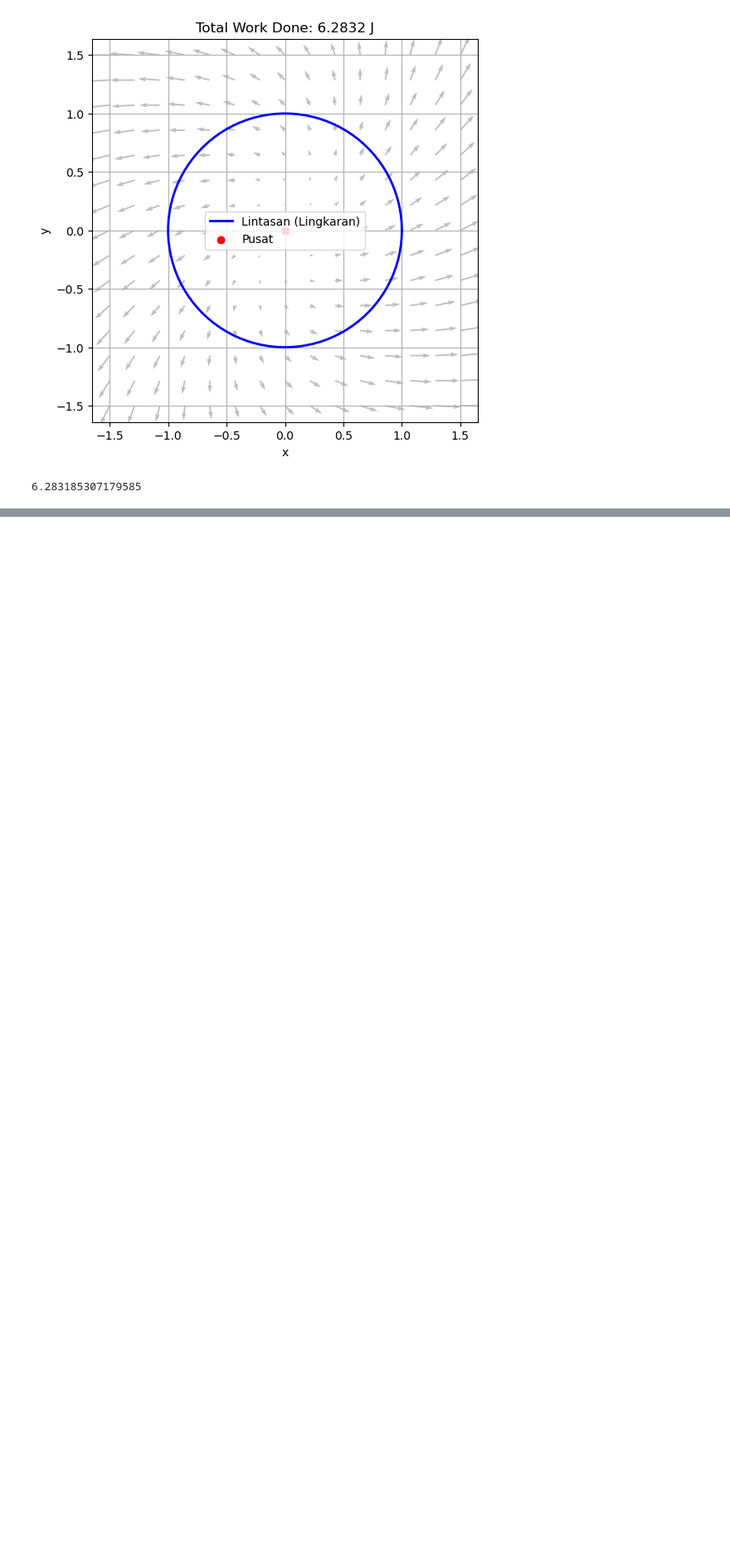
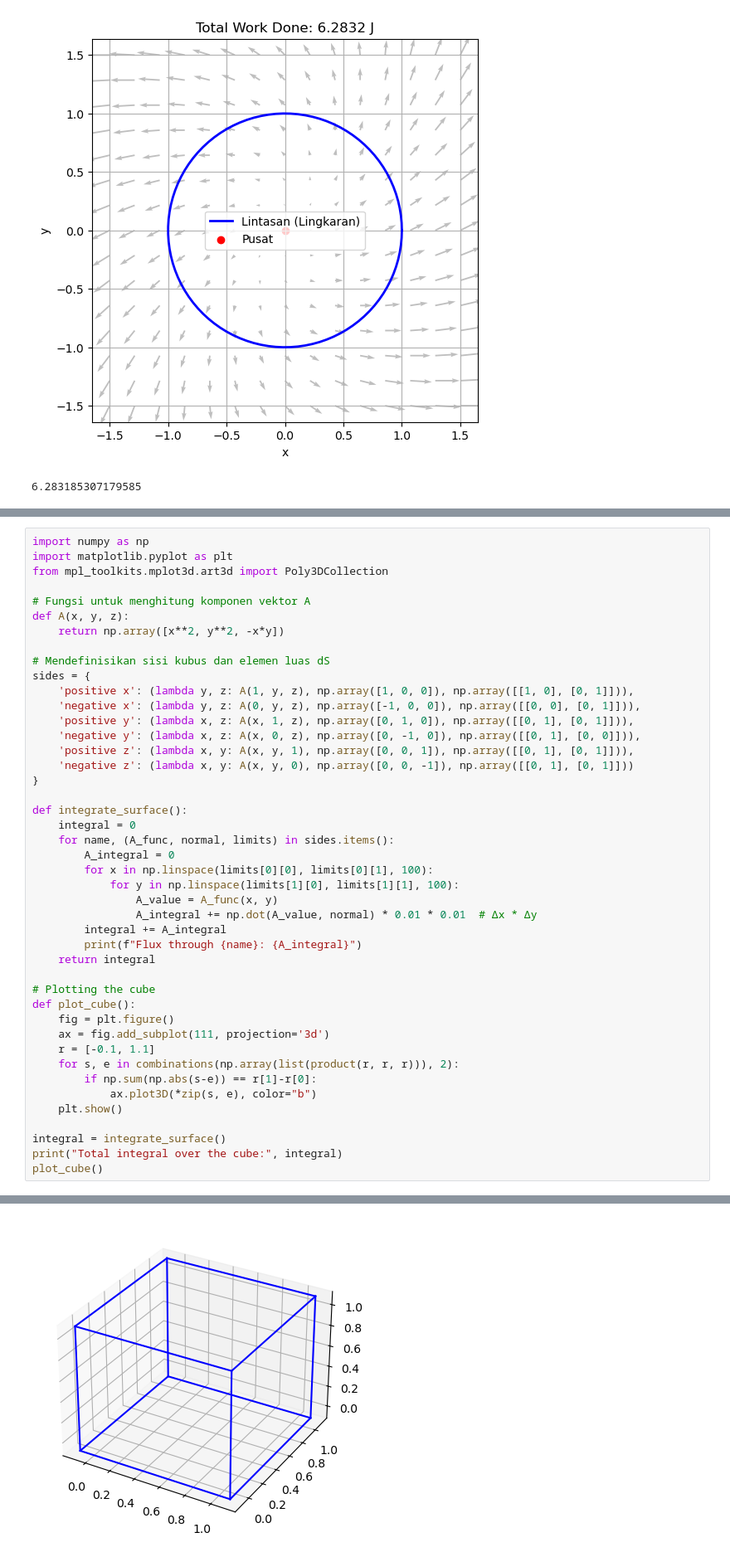
Before and after one commit to zharfanw/zhongshan_em, a Jupyter notebook: EM_3_VectorCalculus.ipynb, the cells around one changed output, grey strips where cells are left out. Shown at 83% size. Cells and saved outputs as stored; diff of their text form; blank space fills up the shorter version.

```diff
--- a/EM_3_VectorCalculus.ipynb
+++ b/EM_3_VectorCalculus.ipynb
@@ -204,0 +300,45 @@ result
+# %%
+import numpy as np
+import matplotlib.pyplot as plt
+from mpl_toolkits.mplot3d.art3d import Poly3DCollection
+
+# Fungsi untuk menghitung komponen vektor A
+def A(x, y, z):
+    return np.array([x**2, y**2, -x*y])
+
+# Mendefinisikan sisi kubus dan elemen luas dS
+sides = {
+    'positive x': (lambda y, z: A(1, y, z), np.array([1, 0, 0]), np.array([[1, 0], [0, 1]])),
+    'negative x': (lambda y, z: A(0, y, z), np.array([-1, 0, 0]), np.array([[0, 0], [0, 1]])),
+    'positive y': (lambda x, z: A(x, 1, z), np.array([0, 1, 0]), np.array([[0, 1], [0, 1]])),
+    'negative y': (lambda x, z: A(x, 0, z), np.array([0, -1, 0]), np.array([[0, 1], [0, 0]])),
+    'positive z': (lambda x, y: A(x, y, 1), np.array([0, 0, 1]), np.array([[0, 1], [0, 1]])),
+    'negative z': (lambda x, y: A(x, y, 0), np.array([0, 0, -1]), np.array([[0, 1], [0, 1]]))
+}
+
+def integrate_surface():
+    integral = 0
+    for name, (A_func, normal, limits) in sides.items():
+        A_integral = 0
+        for x in np.linspace(limits[0][0], limits[0][1], 100):
+            for y in np.linspace(limits[1][0], limits[1][1], 100):
+                A_value = A_func(x, y)
+                A_integral += np.dot(A_value, normal) * 0.01 * 0.01  # Δx * Δy
+        integral += A_integral
+        print(f"Flux through {name}: {A_integral}")
+    return integral
+
+# Plotting the cube
+def plot_cube():
+    fig = plt.figure()
+    ax = fig.add_subplot(111, projection='3d')
+    r = [-0.1, 1.1]
+    for s, e in combinations(np.array(list(product(r, r, r))), 2):
+        if np.sum(np.abs(s-e)) == r[1]-r[0]:
+            ax.plot3D(*zip(s, e), color="b")
+    plt.show()
+
+integral = integrate_surface()
+print("Total integral over the cube:", integral)
+plot_cube()
+# %% [output]
@@ -204,0 +352 @@ result
+[figure, added]
```
Also changed, not shown: parts of 9 cells of this notebook.
